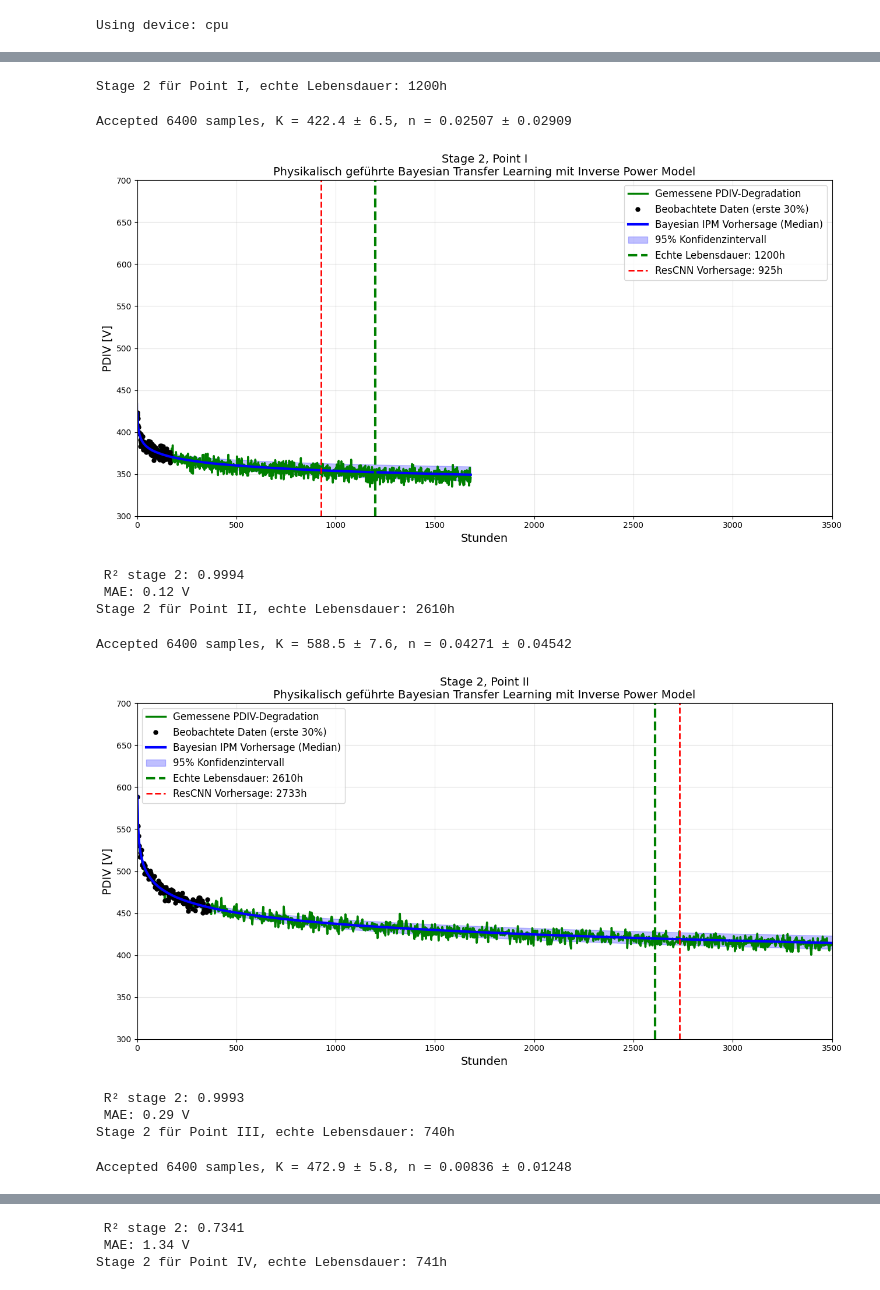
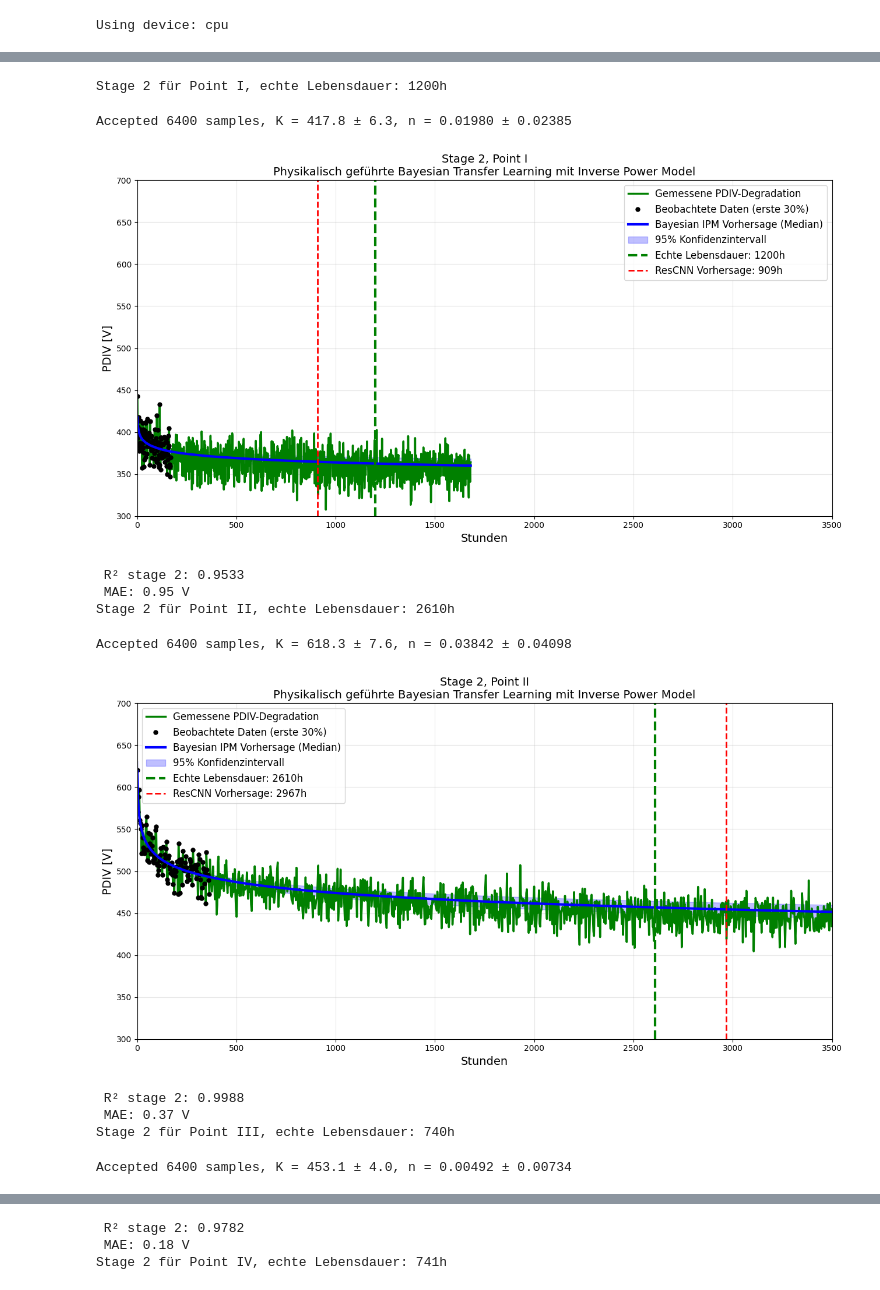
Before and after one commit to ZakAlreich/lfp-battery-degradation, a Jupyter notebook: notebooks/Elektro_motor_degradation.ipynb, the cells around one changed output, grey strips where cells are left out. Drawn from its saved outputs; the diff is of its cells as text; code cells hidden in the pictures.

Commit message:
Stage 2 Bayes Inferenz Basismodel mit Unsicherheit

```diff
--- a/notebooks/Elektro_motor_degradation.ipynb
+++ b/notebooks/Elektro_motor_degradation.ipynb
@@ -282,7 +303,7 @@ best_epoch = -1
 
 #Model trainieren
 model.train()
-for epoch in range(50):
+for epoch in range(20):
     epoch_loss = 0.0
     for xb, yb in loader:
         xb, yb = xb.to(device), yb.to(device)
@@ -399,3 +454,40 @@ def log_posterior(theta, t_obs, pdiv_obs):
     #print(x.shape)
     #plt.plot(x, y)
     #plt.show()
+# %%
+# === Base-Fits auf die vollständigen Testkurven (für Modell-Unsicherheit) ===
+from scipy.optimize import curve_fit
+
+print("Fitting IPM auf vollständige Testkurven für Modell-Unsicherheit...")
+base_fits = []
+
+for motor in test_data:
+    t_full = motor['t']
+    pdiv_full = motor['PDIV']
+
+    try:
+        popt, pcov = curve_fit(
+            ipm_model, t_full, pdiv_full,
+            p0=[600, 0.04],
+            bounds=([300, 0.001], [800, 0.1]),
+            maxfev=5000
+        )
+        perr = np.sqrt(np.diag(pcov))  # Standardabweichung der Parameter
+        base_fits.append({
+            "K_fit": popt[0],
+            "n_fit": popt[1],
+            "K_std": perr[0],
+            "n_std": perr[1],
+            "cov": pcov
+        })
+    except:
+        # Falls Fit fehlschlägt, fallback
+        base_fits.append({
+            "K_fit": motor['K_true'],
+            "n_fit": motor['n_true'],
+            "K_std": 30,
+            "n_std": 0.008,
+            "cov": np.eye(2) * 100
+        })
+
+print("Base-Fits fertig")
@@ -420,7 +515,7 @@ for i in range(0,8):
     # Startwerte in der Nähe des wahren Werts (für schnelle Konvergenz)
     p0 = np.array([580, np.log(0.044)]) + 0.05 * np.random.randn(nwalkers, ndim)
 
-    sampler = emcee.EnsembleSampler(nwalkers, ndim, log_posterior, args=(t_obs, pdiv_obs))
+    sampler = emcee.EnsembleSampler(nwalkers, ndim, log_posterior, args=(t_obs, pdiv_obs, base_fits[i]["cov"]))
     sampler.run_mcmc(p0, 6000, progress=True)
     samples = sampler.get_chain(discard=3000, thin=30, flat=True)
 
@@ -450,40 +545,40 @@ for i in range(0,8):
     plt.axvline(true_life, color='green', linestyle='--', linewidth=3, label=f'Echte Lebensdauer: {true_life}h')
     plt.axvline(cnn_life, color='red', linestyle='--', linewidth=2, label=f'ResCNN Vorhersage: {cnn_life:.0f}h')
     plt.xlabel('Stunden', fontsize=14)
     plt.ylabel('PDIV [V]', fontsize=14)
     plt.title(f'Stage 2, Point {motor['point']}\nPhysikalisch geführte Bayesian Transfer Learning mit Inverse Power Model', fontsize=14)
     plt.legend(fontsize=12)
     plt.grid(True, alpha=0.3)
     plt.xlim(0, 3500)
     plt.ylim(300, 700)
     plt.tight_layout()
     plt.show()
 
 
 
     from scipy.optimize import curve_fit
     # das IPM direkt auf die beobachteten Daten fitten
     popt, _ = curve_fit(ipm_model, t_obs, pdiv_obs, p0=[600, 0.04], bounds=([300, 0.001], [800, 0.1]))
 
     # Berechne den wahren Fit
     true_fit_curve = ipm_model(t_full, *popt)
 
     #  vergleichen,  (aber nur die geglätteten Kurven)
     r2_s2 = r2_score(true_fit_curve[obs_n:], mean_curve[obs_n:])
     mae_s2 = mean_absolute_error(true_fit_curve[obs_n:], mean_curve[obs_n:])
 
     print(f" R² stage 2: {r2_s2:.4f}")
     print(f" MAE: {mae_s2:.2f} V")
 # %% [output]
 Stage 2 für Point I, echte Lebensdauer: 1200h
-Accepted 6400 samples, K = 422.4 ± 6.5, n = 0.02507 ± 0.02909
+Accepted 6400 samples, K = 417.8 ± 6.3, n = 0.01980 ± 0.02385
-[figure, old version]
+[figure, new version]
- R² stage 2: 0.9994
- MAE: 0.12 V
+ R² stage 2: 0.9533
+ MAE: 0.95 V
 Stage 2 für Point II, echte Lebensdauer: 2610h
-Accepted 6400 samples, K = 588.5 ± 7.6, n = 0.04271 ± 0.04542
+Accepted 6400 samples, K = 618.3 ± 7.6, n = 0.03842 ± 0.04098
-[figure, old version]
+[figure, new version]
- R² stage 2: 0.9993
- MAE: 0.29 V
+ R² stage 2: 0.9988
+ MAE: 0.37 V
 Stage 2 für Point III, echte Lebensdauer: 740h
-Accepted 6400 samples, K = 472.9 ± 5.8, n = 0.00836 ± 0.01248
+Accepted 6400 samples, K = 453.1 ± 4.0, n = 0.00492 ± 0.00734
@@ -491,3 +586,3 @@ Accepted 6400 samples, K = 472.9 ± 5.8, n = 0.00836 ± 0.01248
- R² stage 2: 0.7341
- MAE: 1.34 V
+ R² stage 2: 0.9782
+ MAE: 0.18 V
 Stage 2 für Point IV, echte Lebensdauer: 741h
```
Also changed, not shown: parts of 20 cells of this notebook.
